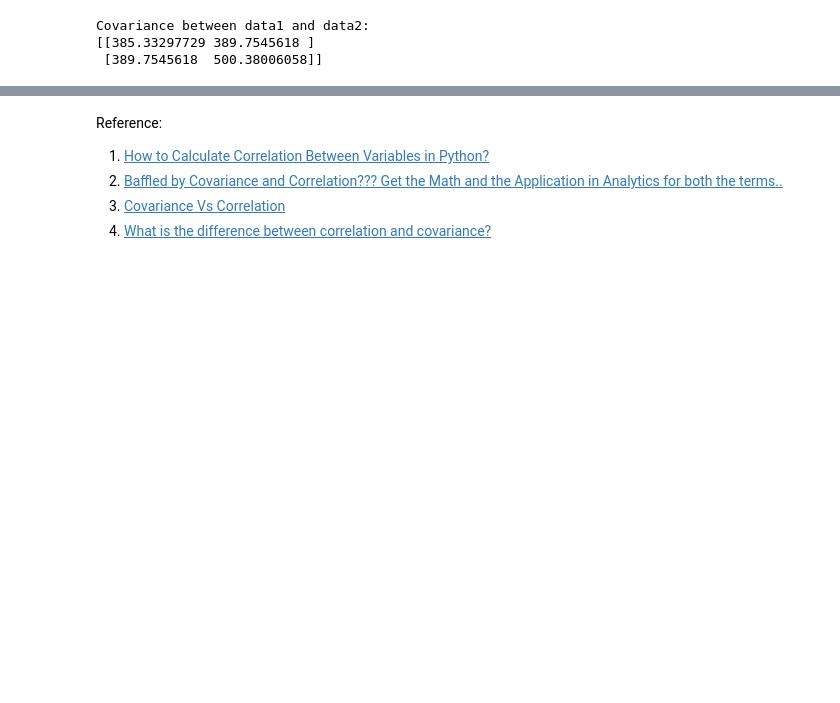
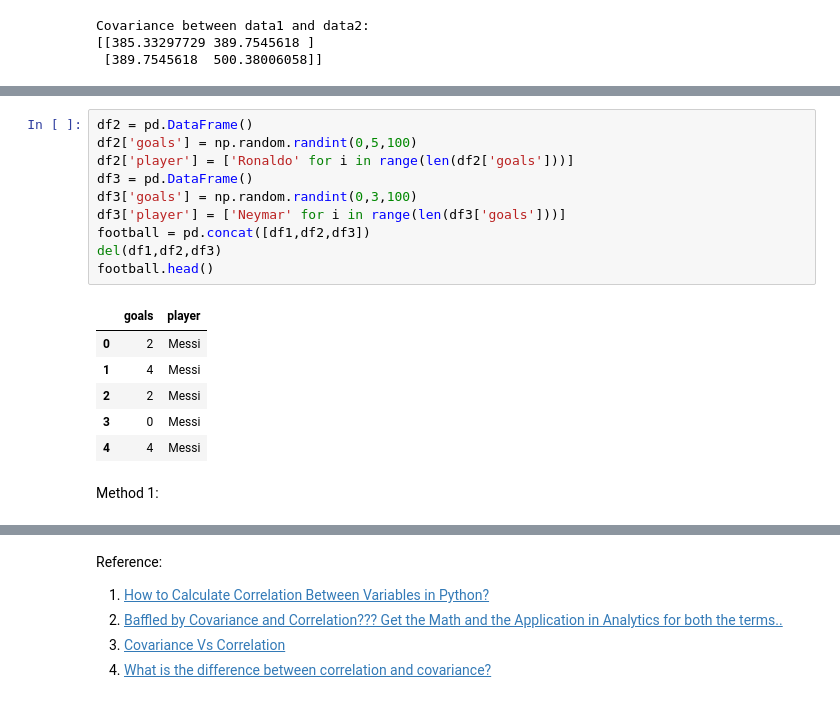
Before and after one commit to jeswingeorge/Python-DS-notes, a Jupyter notebook: Statistics/2.Correlation and Covariance.ipynb, the cells around one changed output, grey strips where cells are left out. Cells and saved outputs as stored; diff of their text form; blank space fills up the shorter version.

```diff
--- a/Statistics/2.Correlation and Covariance.ipynb
+++ b/Statistics/2.Correlation and Covariance.ipynb
@@ -100,0 +285,19 @@ A problem with covariance as a statistical tool alone is that it is challenging
+# %%
+df2 = pd.DataFrame()
+df2['goals'] = np.random.randint(0,5,100)
+df2['player'] = ['Ronaldo' for i in range(len(df2['goals']))]
+df3 = pd.DataFrame()
+df3['goals'] = np.random.randint(0,3,100)
+df3['player'] = ['Neymar' for i in range(len(df3['goals']))]
+football = pd.concat([df1,df2,df3])
+del(df1,df2,df3)
+football.head()
+# %% [output]
+|  | goals | player |
+| 0 | 2 | Messi |
+| 1 | 4 | Messi |
+| 2 | 2 | Messi |
+| 3 | 0 | Messi |
+| 4 | 4 | Messi |
+# %% [markdown]
+Method 1:
```
Also changed, not shown: parts of 28 cells of this notebook, 6 other files.
